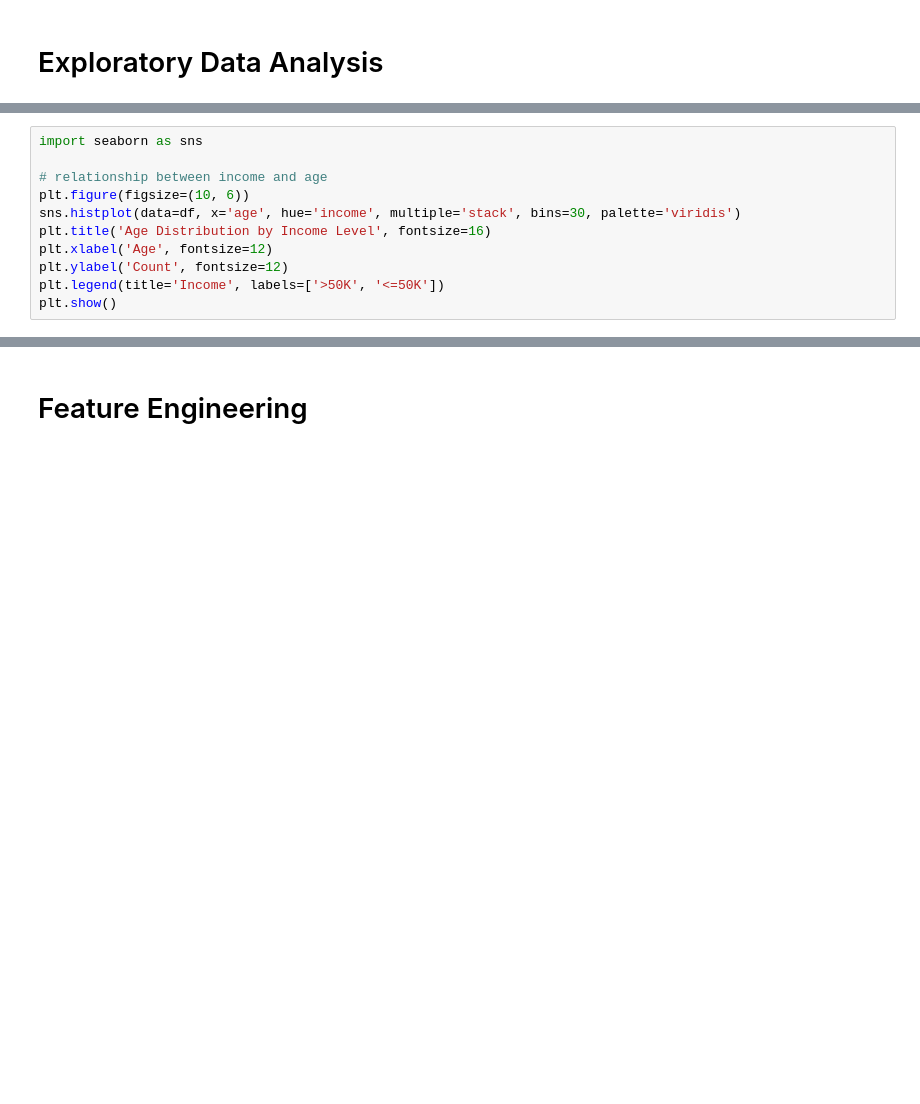
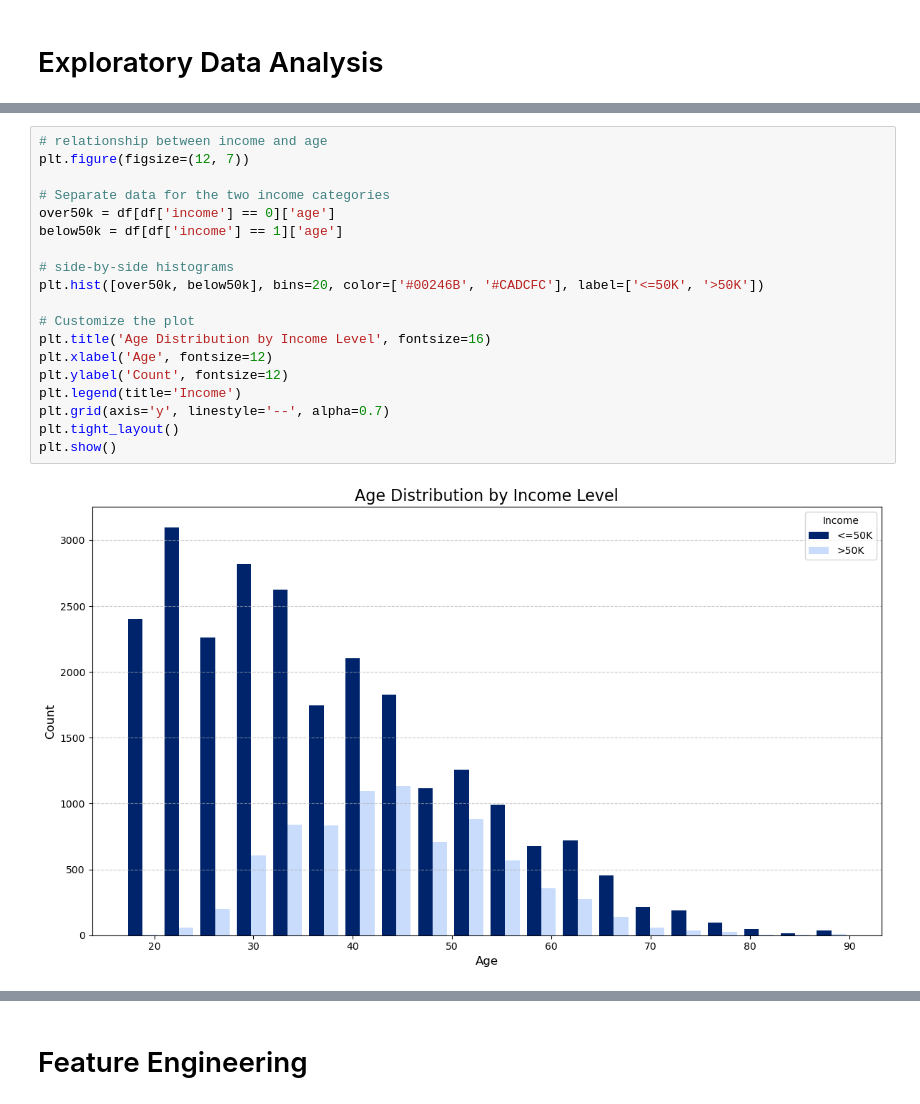
Before and after one commit to jnn-mllr/AML---final-project, a Jupyter notebook: notebooks/main.ipynb, the cells around one changed output, grey strips where cells are left out. Saved outputs shown, nothing was run; the diff lists cells and outputs as text; blank space fills up the shorter version.

```diff
--- a/notebooks/main.ipynb
+++ b/notebooks/main.ipynb
@@ -104,13 +136,23 @@ plt.show()
 # %%
-import seaborn as sns
+# relationship between income and age
+plt.figure(figsize=(12, 7))
 
-# relationship between income and age
-plt.figure(figsize=(10, 6))
-sns.histplot(data=df, x='age', hue='income', multiple='stack', bins=30, palette='viridis')
+# Separate data for the two income categories
+over50k = df[df['income'] == 0]['age']
+below50k = df[df['income'] == 1]['age']
+
+# side-by-side histograms
+plt.hist([over50k, below50k], bins=20, color=['#00246B', '#CADCFC'], label=['<=50K', '>50K'])
+
+# Customize the plot
 plt.title('Age Distribution by Income Level', fontsize=16)
 plt.xlabel('Age', fontsize=12)
 plt.ylabel('Count', fontsize=12)
-plt.legend(title='Income', labels=['>50K', '<=50K'])
+plt.legend(title='Income')
+plt.grid(axis='y', linestyle='--', alpha=0.7)
+plt.tight_layout()
 plt.show()
+# %% [output]
+[figure, added]
 # %%
 # income by education
```
Also changed, not shown: parts of 24 cells of this notebook.
